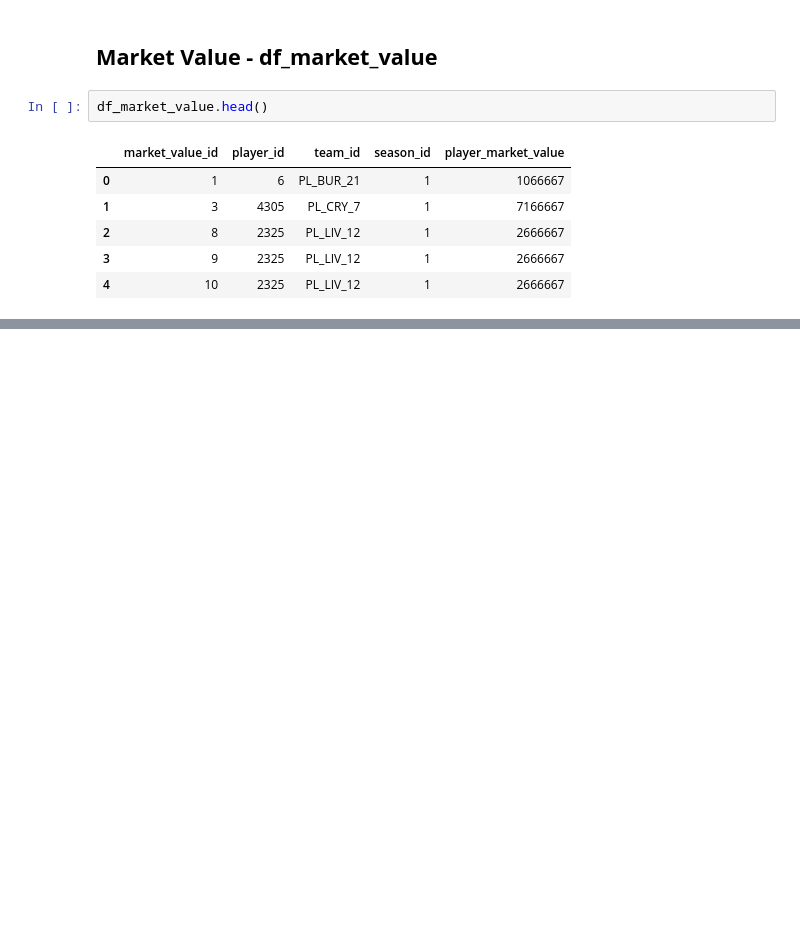
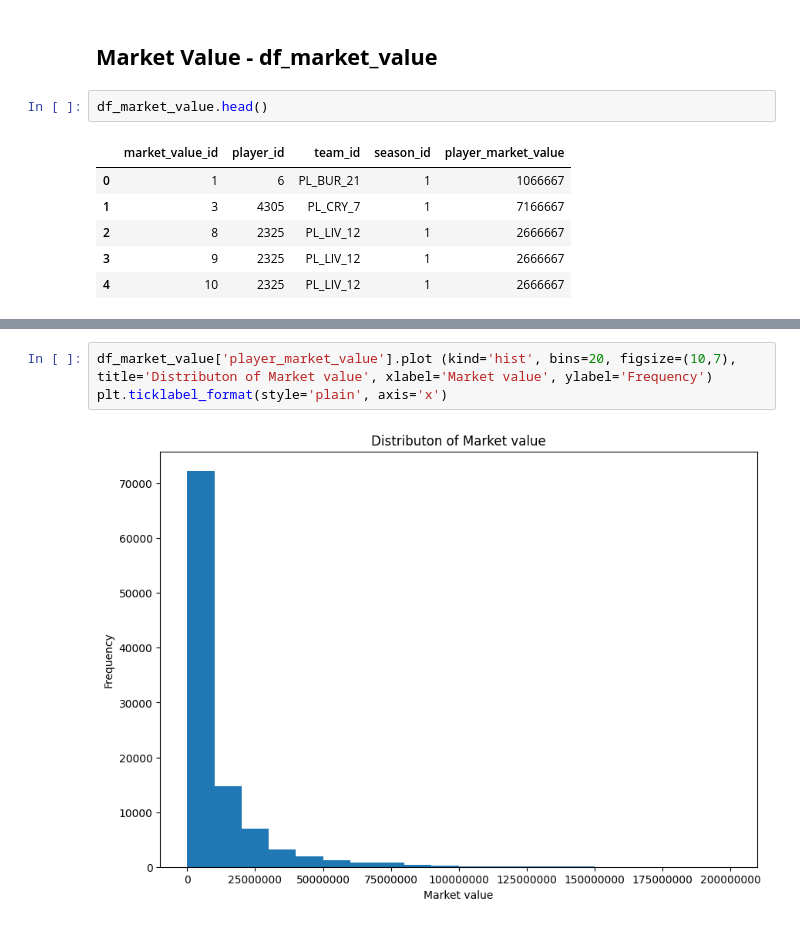
Before and after one commit to sanyi1998/Sandor_Varsanyi_CAPB352_BDA_Project_2025, a Jupyter notebook: Sandor_Varsanyi_CAPB352_final_project.ipynb, the cells around one changed output, grey strips where cells are left out. Drawn from its saved outputs; the diff is of its cells as text; blank space fills up the shorter version.

```diff
--- a/Sandor_Varsanyi_CAPB352_final_project.ipynb
+++ b/Sandor_Varsanyi_CAPB352_final_project.ipynb
@@ -597,0 +637,5 @@ df_market_value.head()
+# %%
+df_market_value['player_market_value'].plot (kind='hist', bins=20, figsize=(10,7), title='Distributon of Market value', xlabel='Market value', ylabel='Frequency')
+plt.ticklabel_format(style='plain', axis='x')
+# %% [output]
+[figure, added]
```
Also changed, not shown: parts of 21 cells of this notebook.
